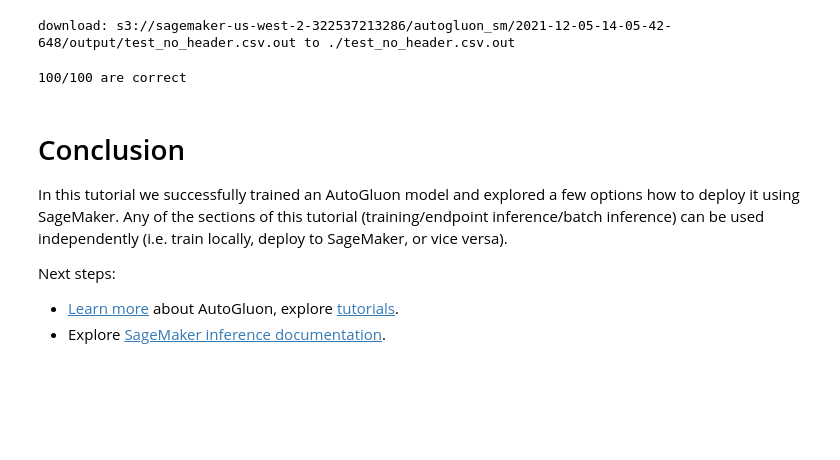
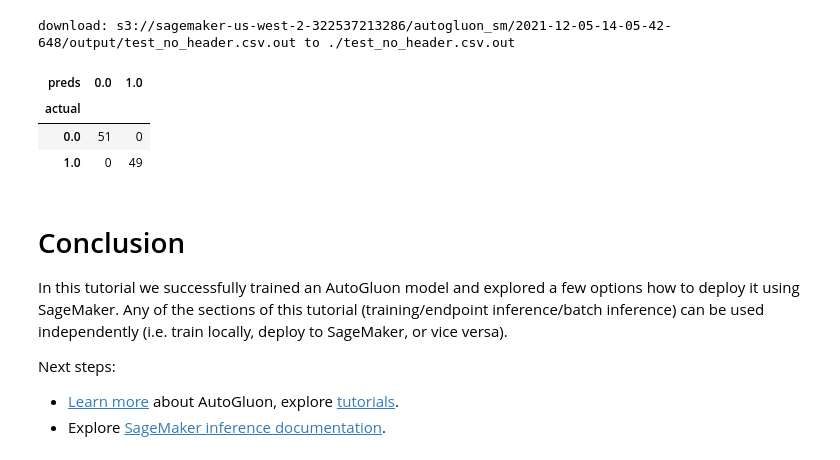
Before and after one commit to Napkin-DL/churn-pred-xgboost, a Jupyter notebook: 1-3.sm-autogluon_customer_churn.ipynb, the cells around one changed output. Drawn from its saved outputs; the diff is of its cells as text; code cells hidden in the pictures; blank space fills up the shorter version.

```diff
--- a/1-3.sm-autogluon_customer_churn.ipynb
+++ b/1-3.sm-autogluon_customer_churn.ipynb
@@ -349,10 +349,18 @@ download: s3://sagemaker-us-west-2-322537213286/autogluon_sm/2021-12-05-14-05-42
 result = pd.read_json("test_no_header.csv.out", orient="index").sort_index()[1:].T
 result.columns = ["preds", "actual"]
 result['preds'] = result['preds'].apply(lambda x: 1.0 if x>=0.5 else 0.0)
-# %%
-print(f"{(result.preds==result.actual).astype(int).sum()}/{len(result)} are correct")
-# %% [output]
-100/100 are correct
+# %%
+pd.crosstab(
+    index=result["actual"],
+    columns=result["preds"],
+    rownames=["actual"],
+    colnames=["preds"],
+)
+# %% [output]
+| preds | 0.0 | 1.0 |
+| actual |  |  |
+| 0.0 | 51 | 0 |
+| 1.0 | 0 | 49 |
 # %% [markdown]
 # Conclusion
 
```
